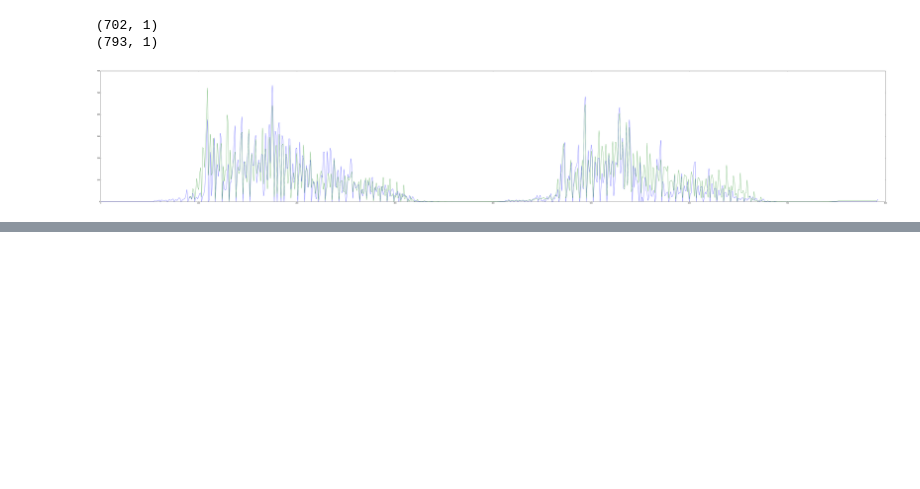
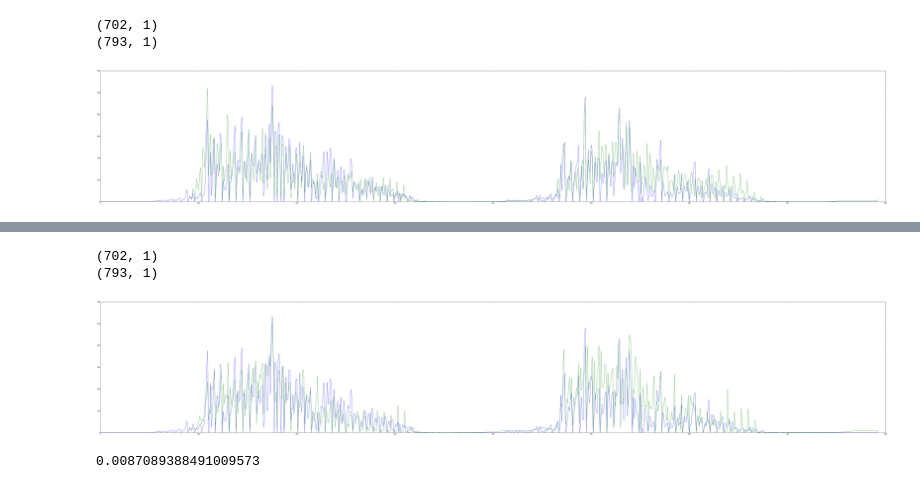
Before and after one commit to eljeilany/SP-public, a Jupyter notebook: predictions day by day.ipynb, the cells around one changed output, grey strips where cells are left out. Saved outputs shown, nothing was run; the diff lists cells and outputs as text; code cells hidden in the pictures; blank space fills up the shorter version.

```diff
--- a/predictions day by day.ipynb
+++ b/predictions day by day.ipynb
@@ -164,0 +157,2 @@ plt.show()
+# %%
+model.fit(t_X, t_Y, nb_epoch=20, batch_size=1, verbose=2)
@@ -164,0 +195,25 @@ plt.show()
+# %%
+t_Predict = model.predict(t_X)
+
+# shift test predictions for plotting
+t_Predict_plot = np.empty_like(t_dataset[:,1:2])
+t_Predict_plot[:, :] = np.nan
+print t_Predict.shape
+print t_Predict_plot.shape
+t_Predict_plot[90:len(t_Predict)+90] = scaler.inverse_transform(np.array(t_Predict))
+
+# plot ground truth and predictions
+
+plt.figure(num=None, figsize=(90, 15), dpi=80, facecolor='w', edgecolor='k')
+plt.plot(scaler.inverse_transform(np.array(d)))
+plt.plot(t_Predict_plot)
+plt.show()
+# %% [output]
+(702, 1)
+(793, 1)
+[figure, added]
+# %%
+testScore = model.evaluate(t_X, t_Y, verbose=0)
+testScore
+# %% [output]
+0.0087089388491009573
```
Also changed, not shown: parts of 11 cells of this notebook.
